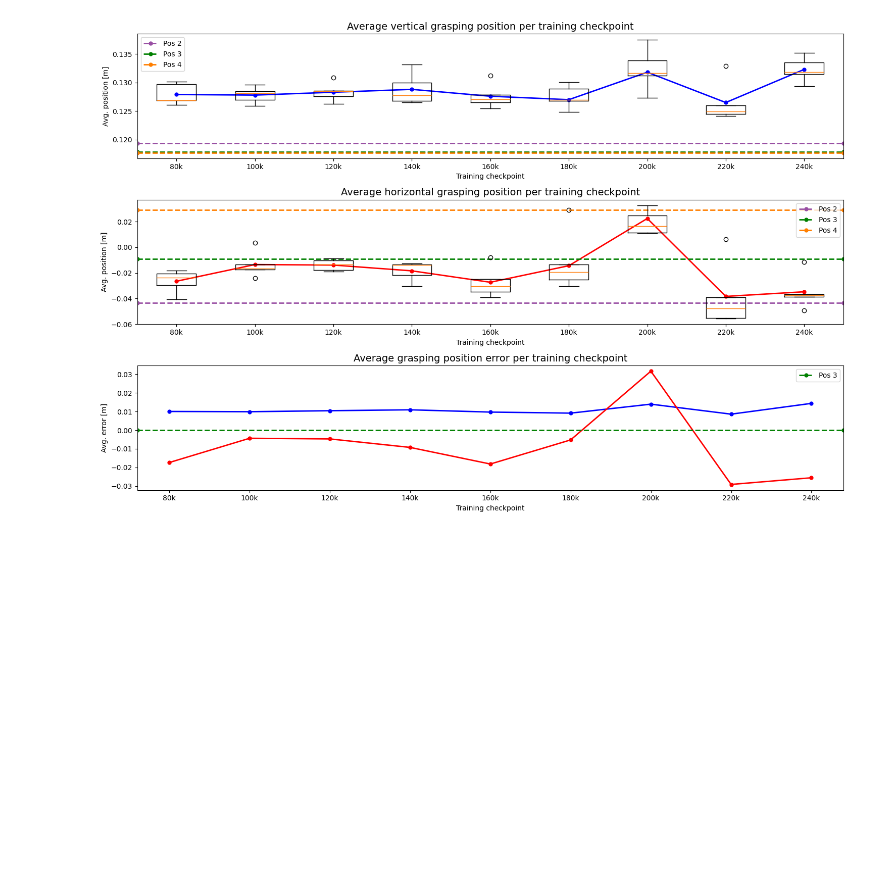
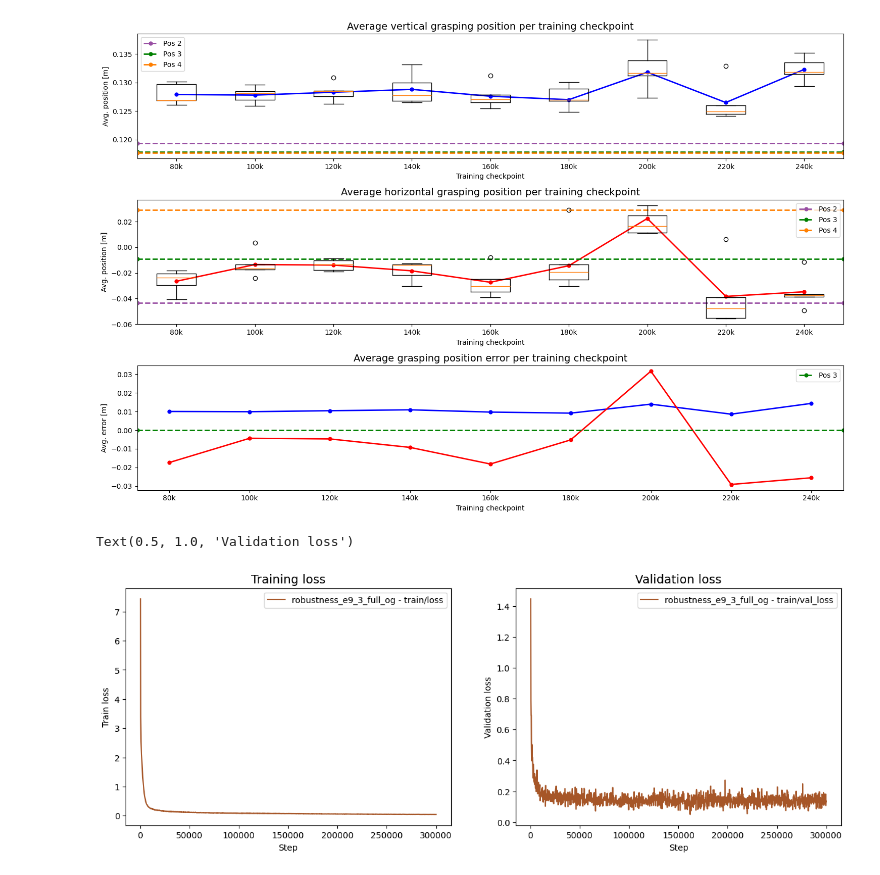
Before and after one commit to nicolas-duque/lerobot, a Jupyter notebook: lerobot/plots/eval_plots.ipynb, the cells around one changed output. Saved outputs shown, nothing was run; the diff lists cells and outputs as text; code cells hidden in the pictures; blank space fills up the shorter version.

Commit message:
Added csv files, added extra plots

```diff
--- a/lerobot/plots/eval_plots.ipynb
+++ b/lerobot/plots/eval_plots.ipynb
@@ -380,0 +379,17 @@ bp_ax.boxplot(np.abs(re_act-p_act), positions=[i], widths=0.6, patch_artist=True
+# %%
+# Read the CSV file
+csv_train = pd.read_csv('csv/e9_3_full_og_train_loss.csv')
+csv_val = pd.read_csv('csv/e9_3_full_og_val_loss.csv')
+fig3, axs3 = plt.subplots(1, 2, figsize=(15, 5))
+# Plot the dataframe
+csv_train.plot(ax=axs3[0],x='Step', y='robustness_e9_3_full_og - train/loss', color=colors[5])
+csv_val.plot(ax=axs3[1],x='Step', y='robustness_e9_3_full_og - train/val_loss', color=colors[5])
+axs3[0].set_ylabel('Train loss',fontsize=l_fs)
+axs3[1].set_ylabel('Validation loss',fontsize=l_fs)
+axs3[0].set_xlabel('Step', fontsize= l_fs)
+axs3[1].set_xlabel('Step', fontsize=l_fs)
+axs3[0].set_title('Training loss',fontsize=t_fs)
+axs3[1].set_title('Validation loss',fontsize=t_fs)
+# %% [output]
+Text(0.5, 1.0, 'Validation loss')
+[figure, added]
```
Also changed, not shown: parts of 9 cells of this notebook, 3 other files.
